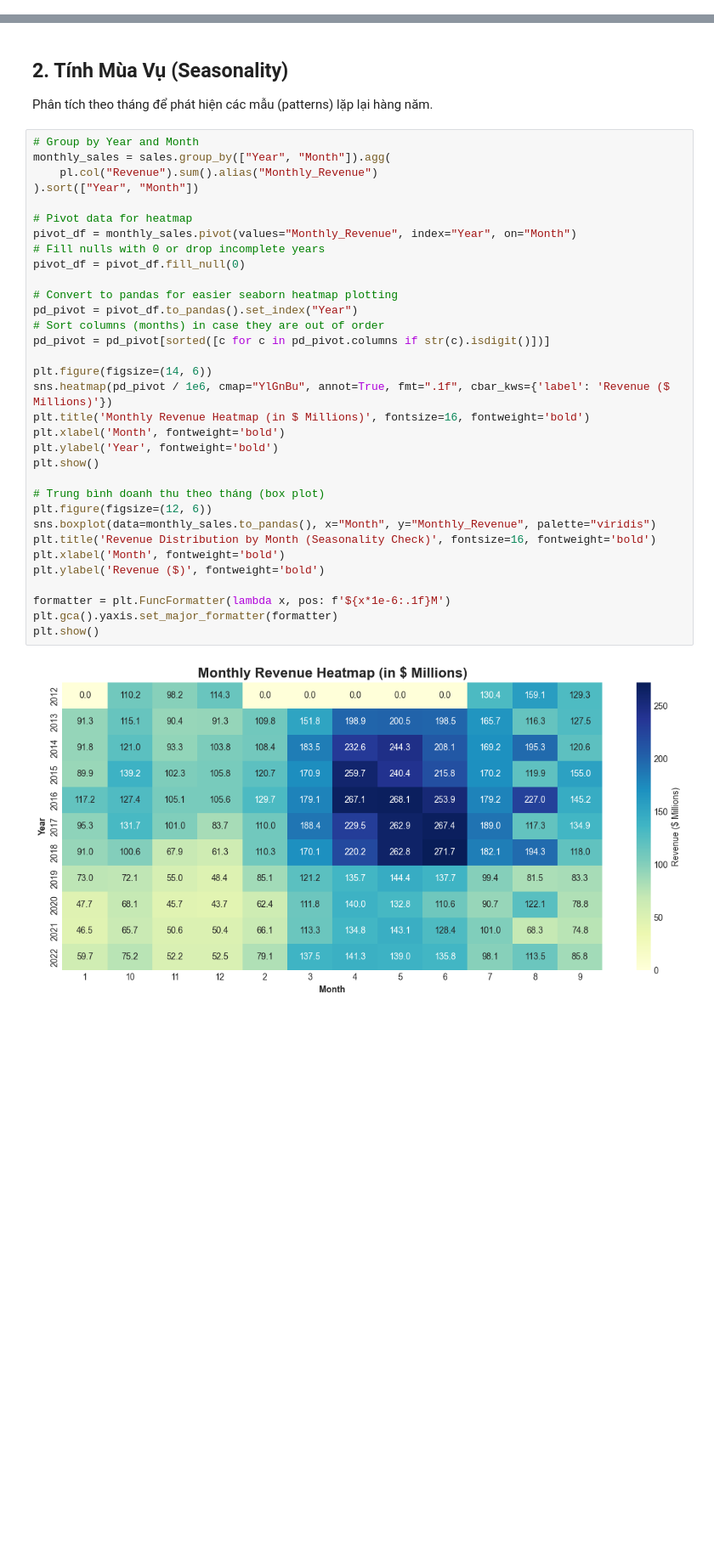
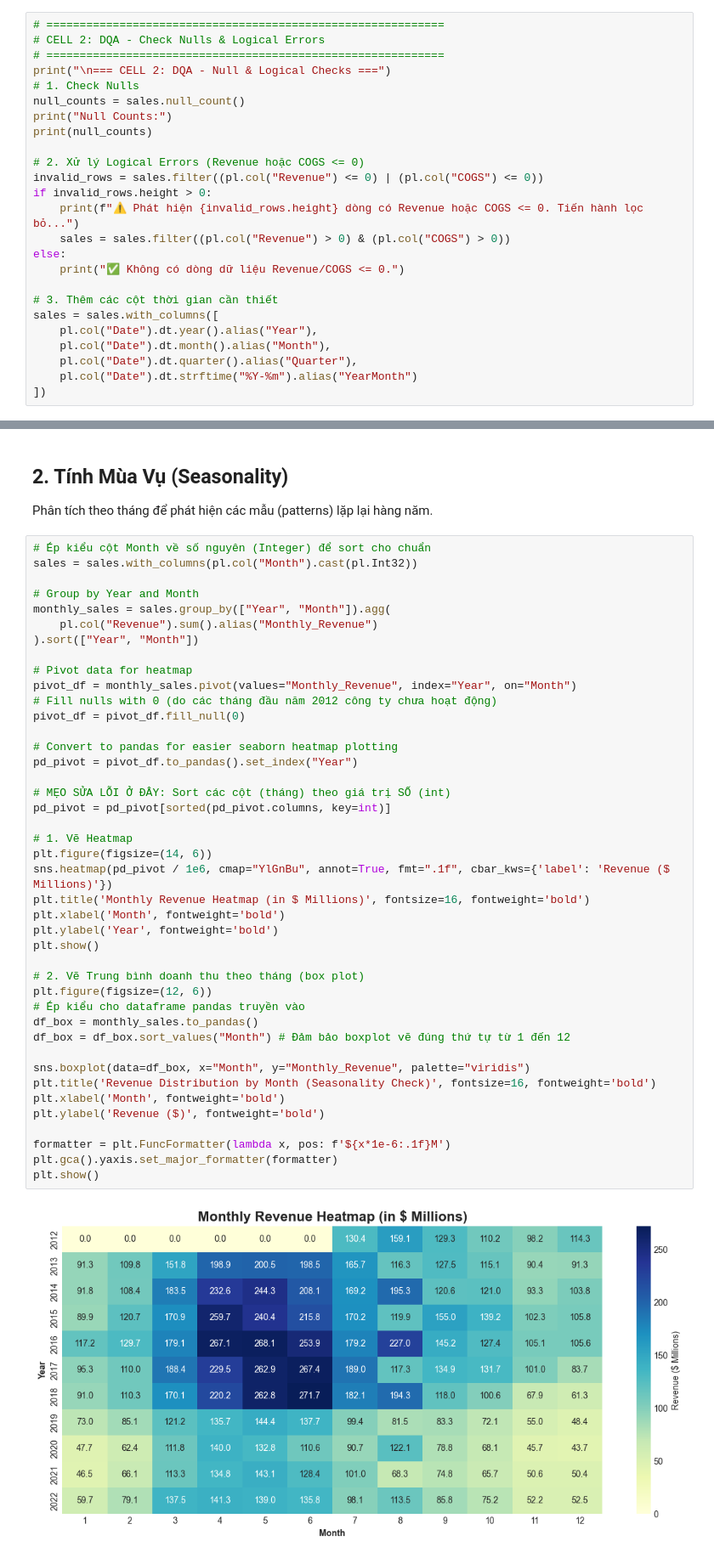
Before and after one commit to khanhnq35/Datathon_Outliers, a Jupyter notebook: notebooks/02_M1_revenue_health.ipynb, the cells around one changed output, grey strips where cells are left out. Shown at 85% size. Saved outputs shown, nothing was run; the diff lists cells and outputs as text; blank space fills up the shorter version.

```diff
--- a/notebooks/02_M1_revenue_health.ipynb
+++ b/notebooks/02_M1_revenue_health.ipynb
@@ -56,3 +56,28 @@ shape: (100, 3)
 │ 2012-10-10 ┆ 3.5487e6  ┆ 2.8392e6 │
 │ 2012-10-11 ┆ 3.4215e6  ┆ 2.7654e6 │
 └────────────┴───────────┴──────────┘
+# %%
+# ============================================================
+# CELL 2: DQA - Check Nulls & Logical Errors
+# ============================================================
+print("\n=== CELL 2: DQA - Null & Logical Checks ===")
+# 1. Check Nulls
+null_counts = sales.null_count()
+print("Null Counts:")
+print(null_counts)
+
+# 2. Xử lý Logical Errors (Revenue hoặc COGS <= 0)
+invalid_rows = sales.filter((pl.col("Revenue") <= 0) | (pl.col("COGS") <= 0))
+if invalid_rows.height > 0:
+    print(f"⚠️ Phát hiện {invalid_rows.height} dòng có Revenue hoặc COGS <= 0. Tiến hành lọc bỏ...")
+    sales = sales.filter((pl.col("Revenue") > 0) & (pl.col("COGS") > 0))
+else:
+    print("✅ Không có dòng dữ liệu Revenue/COGS <= 0.")
+
+# 3. Thêm các cột thời gian cần thiết
+sales = sales.with_columns([
+    pl.col("Date").dt.year().alias("Year"),
+    pl.col("Date").dt.month().alias("Month"),
+    pl.col("Date").dt.quarter().alias("Quarter"),
+    pl.col("Date").dt.strftime("%Y-%m").alias("YearMonth")
+])
@@ -162,39 +226,48 @@ CAGR (2012-2022): 4.66%
 ## 2. Tính Mùa Vụ (Seasonality)
 Phân tích theo tháng để phát hiện các mẫu (patterns) lặp lại hàng năm.
 # %%
+# Ép kiểu cột Month về số nguyên (Integer) để sort cho chuẩn
+sales = sales.with_columns(pl.col("Month").cast(pl.Int32))
+
 # Group by Year and Month
 monthly_sales = sales.group_by(["Year", "Month"]).agg(
     pl.col("Revenue").sum().alias("Monthly_Revenue")
 ).sort(["Year", "Month"])
 
 # Pivot data for heatmap
 pivot_df = monthly_sales.pivot(values="Monthly_Revenue", index="Year", on="Month")
-# Fill nulls with 0 or drop incomplete years
+# Fill nulls with 0 (do các tháng đầu năm 2012 công ty chưa hoạt động)
 pivot_df = pivot_df.fill_null(0)
 
 # Convert to pandas for easier seaborn heatmap plotting
 pd_pivot = pivot_df.to_pandas().set_index("Year")
-# Sort columns (months) in case they are out of order
-pd_pivot = pd_pivot[sorted([c for c in pd_pivot.columns if str(c).isdigit()])]
 
+# MẸO SỬA LỖI Ở ĐÂY: Sort các cột (tháng) theo giá trị SỐ (int)
+pd_pivot = pd_pivot[sorted(pd_pivot.columns, key=int)]
+
+# 1. Vẽ Heatmap
 plt.figure(figsize=(14, 6))
 sns.heatmap(pd_pivot / 1e6, cmap="YlGnBu", annot=True, fmt=".1f", cbar_kws={'label': 'Revenue ($ Millions)'})
 plt.title('Monthly Revenue Heatmap (in $ Millions)', fontsize=16, fontweight='bold')
 plt.xlabel('Month', fontweight='bold')
 plt.ylabel('Year', fontweight='bold')
 plt.show()
 
-# Trung bình doanh thu theo tháng (box plot)
+# 2. Vẽ Trung bình doanh thu theo tháng (box plot)
 plt.figure(figsize=(12, 6))
-sns.boxplot(data=monthly_sales.to_pandas(), x="Month", y="Monthly_Revenue", palette="viridis")
+# Ép kiểu cho dataframe pandas truyền vào
+df_box = monthly_sales.to_pandas()
+df_box = df_box.sort_values("Month") # Đảm bảo boxplot vẽ đúng thứ tự từ 1 đến 12
+
+sns.boxplot(data=df_box, x="Month", y="Monthly_Revenue", palette="viridis")
 plt.title('Revenue Distribution by Month (Seasonality Check)', fontsize=16, fontweight='bold')
 plt.xlabel('Month', fontweight='bold')
 plt.ylabel('Revenue ($)', fontweight='bold')
 
 formatter = plt.FuncFormatter(lambda x, pos: f'${x*1e-6:.1f}M')
 plt.gca().yaxis.set_major_formatter(formatter)
 plt.show()
 # %% [output]
-[figure, old version]
+[figure, new version]
 Passing `palette` without assigning `hue` is deprecated and will be removed in v0.14.0. Assign the `x` variable to `hue` and set `legend=False` for the same effect.
 
```
Also changed, not shown: parts of 6 cells of this notebook, 18 other files.
